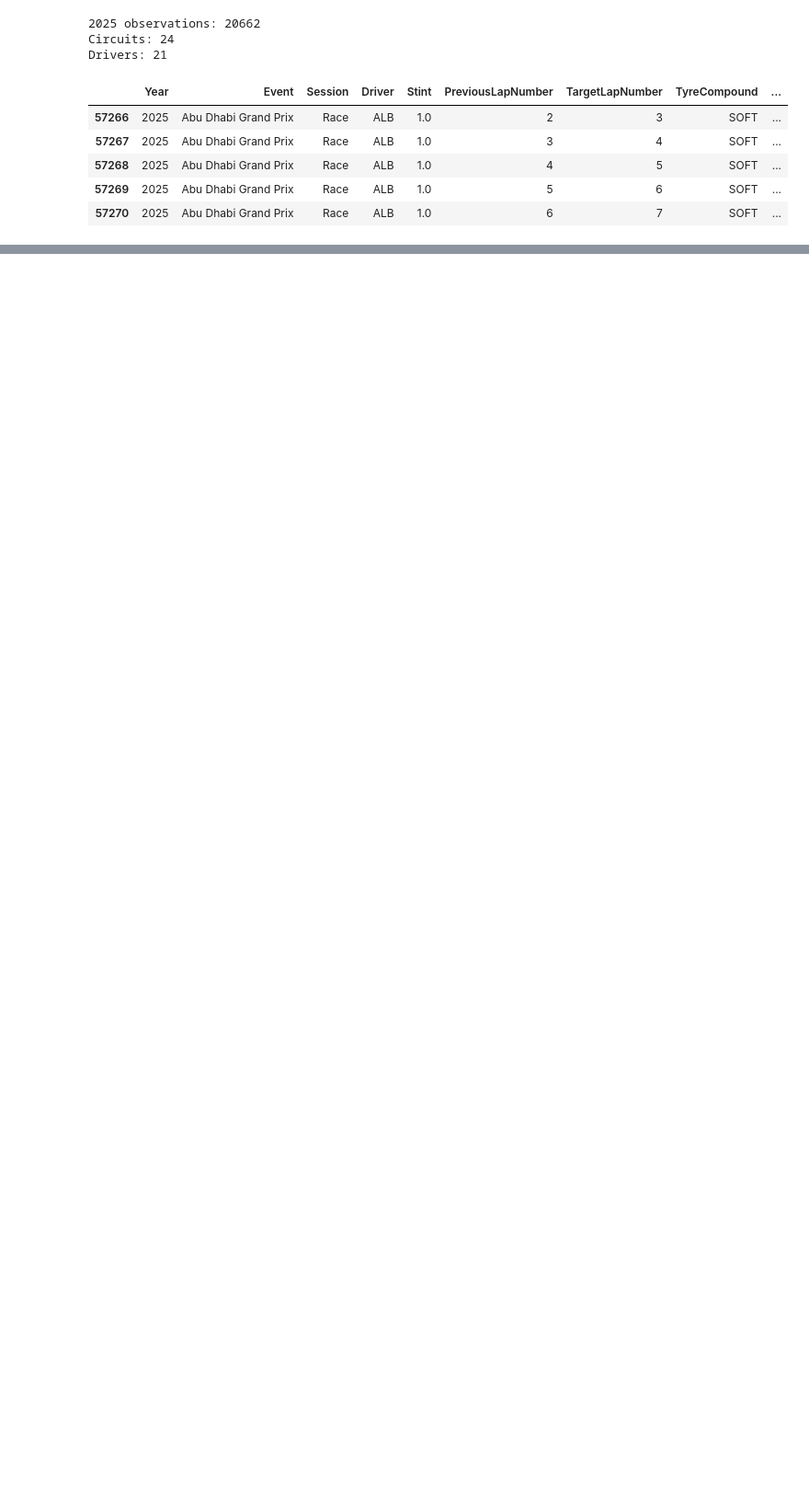
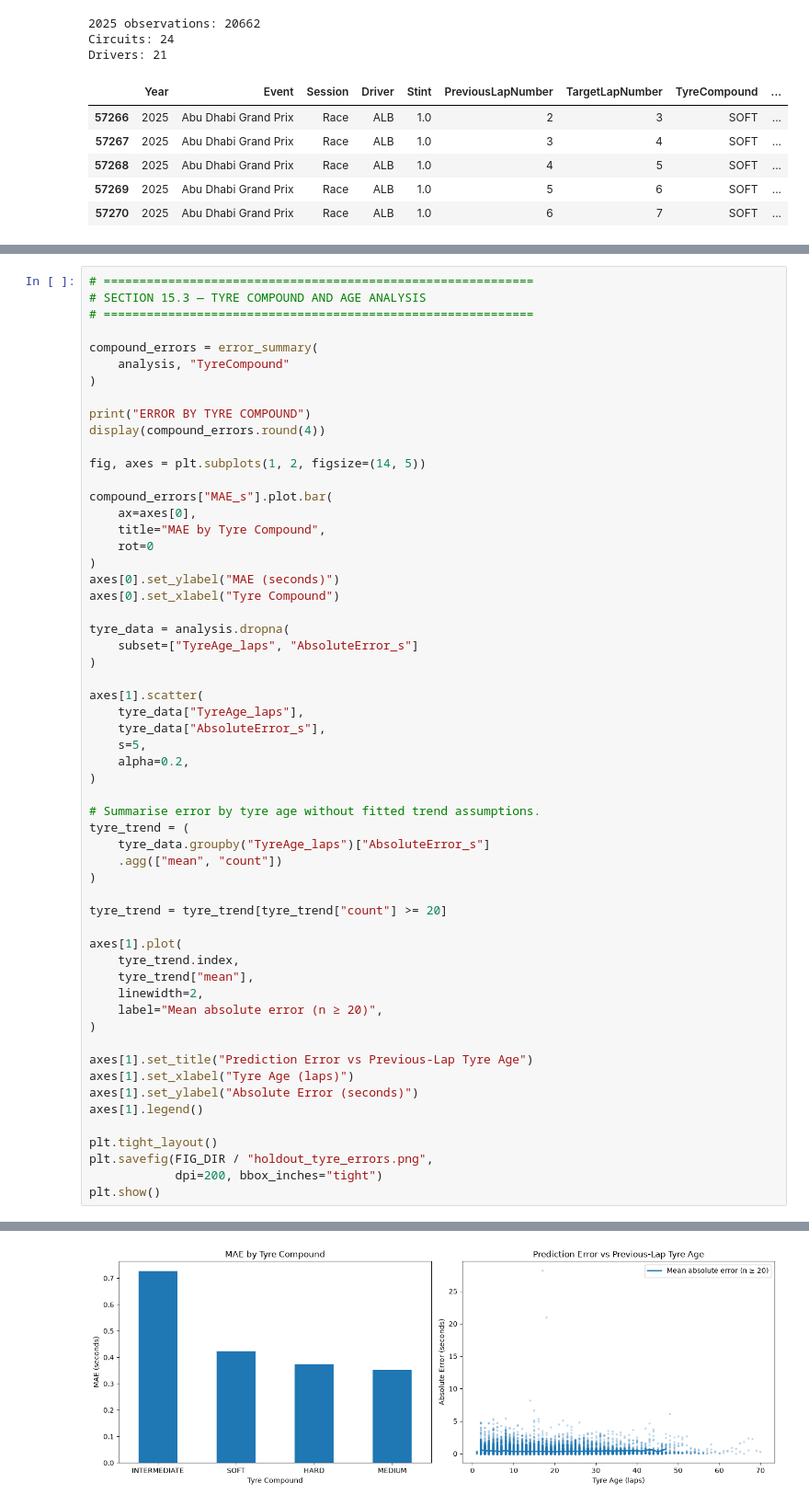
Before and after one commit to adrianliew99/MMA3001-Project-Formula1-Lap-Time-Prediction-Using-Machine-Learning, a Jupyter notebook: MMA3001_F1_Next_Lap_Prediction.ipynb, the cells around one changed output, grey strips where cells are left out. Shown at 92% size. Saved outputs shown, nothing was run; the diff lists cells and outputs as text; blank space fills up the shorter version.

```diff
--- a/MMA3001_F1_Next_Lap_Prediction.ipynb
+++ b/MMA3001_F1_Next_Lap_Prediction.ipynb
@@ -911,0 +1003,58 @@ Drivers: 21
+# %%
+# ============================================================
+# SECTION 15.3 — TYRE COMPOUND AND AGE ANALYSIS
+# ============================================================
+
+compound_errors = error_summary(
+    analysis, "TyreCompound"
+)
+
+print("ERROR BY TYRE COMPOUND")
+display(compound_errors.round(4))
+
+fig, axes = plt.subplots(1, 2, figsize=(14, 5))
+
+compound_errors["MAE_s"].plot.bar(
+    ax=axes[0],
+    title="MAE by Tyre Compound",
+    rot=0
+)
+axes[0].set_ylabel("MAE (seconds)")
+axes[0].set_xlabel("Tyre Compound")
+
+tyre_data = analysis.dropna(
+    subset=["TyreAge_laps", "AbsoluteError_s"]
+)
+
+axes[1].scatter(
+    tyre_data["TyreAge_laps"],
+    tyre_data["AbsoluteError_s"],
+    s=5,
+    alpha=0.2,
+)
+
+# Summarise error by tyre age without fitted trend assumptions.
+tyre_trend = (
+    tyre_data.groupby("TyreAge_laps")["AbsoluteError_s"]
+    .agg(["mean", "count"])
+)
+
+tyre_trend = tyre_trend[tyre_trend["count"] >= 20]
+
+axes[1].plot(
+    tyre_trend.index,
+    tyre_trend["mean"],
+    linewidth=2,
+    label="Mean absolute error (n ≥ 20)",
+)
+
+axes[1].set_title("Prediction Error vs Previous-Lap Tyre Age")
+axes[1].set_xlabel("Tyre Age (laps)")
+axes[1].set_ylabel("Absolute Error (seconds)")
+axes[1].legend()
+
+plt.tight_layout()
+plt.savefig(FIG_DIR / "holdout_tyre_errors.png",
+            dpi=200, bbox_inches="tight")
+plt.show()
+# %% [output]
@@ -911,0 +1068 @@ Drivers: 21
+[figure, added]
```
Also changed, not shown: parts of 11 cells of this notebook, 23 other files.
